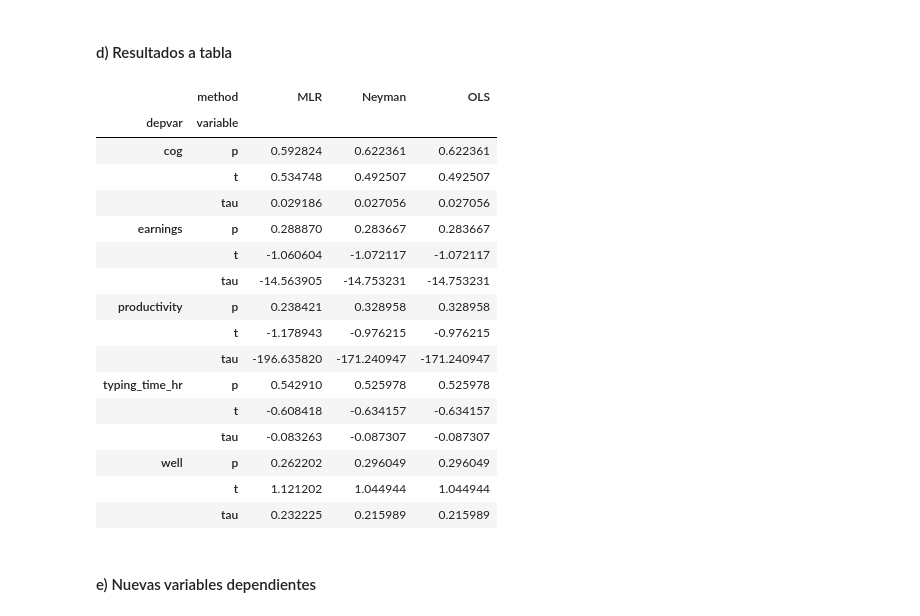
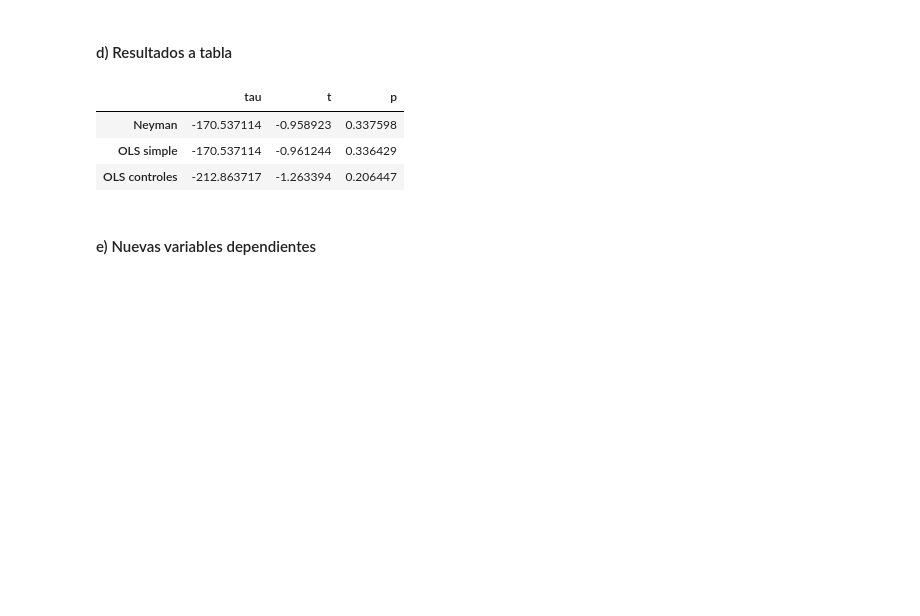
Before and after one commit to ArturoSbr/EmtrAp-hw01, a Jupyter notebook: cod/main.ipynb, the cells around one changed output. Saved outputs shown, nothing was run; the diff lists cells and outputs as text; code cells hidden in the pictures; blank space fills up the shorter version.

```diff
--- a/cod/main.ipynb
+++ b/cod/main.ipynb
@@ -110,14 +93,10 @@ t_ney
 # %% [markdown]
 #### b) Estimadores OLS sin controles
 # %%
-# Correr regresiones
-d = []
-for y in Y:
-    m = OLS(endog=d2[y], exog=d2.assign(const = 1)[['const','T_nap']], missing='drop')
-    m = m.fit(cov_type='HC2')
-    d.append([y, m.params['T_nap'], m.tvalues['T_nap'], m.pvalues['T_nap']])
+m = OLS(endog=d2['productivity'], exog=d2.assign(const = 1)[['const','T_nap']], missing='drop')
+m = m.fit(cov_type='HC0')
 
-# Regresiones a tabla
-t_ols = pd.DataFrame(data=d, columns=['depvar','tau','t','p'])
-t_ols
+# Agregar a `d`
+d.append([m.params['T_nap'], m.tvalues['T_nap'], m.pvalues['T_nap']])
+print(f'ATE sobre productividad: {d[1][0]}')
 # %% [output]
@@ -140,14 +114,11 @@ d2 = pd.get_dummies(data=d2, prefix='age_', prefix_sep='', columns=['age_q'], )
 # Tratamiento y controles
 X = ['T_nap','const','age_q2','age_q3','age_q4','female_']
 
-# Correr regresiones
-d = []
-for y in Y:
-    m = OLS(endog=d2[y], exog=d2.assign(const = 1)[X], missing='drop')
-    m = m.fit(cov_type='HC2')
-    d.append([y, m.params['T_nap'], m.tvalues['T_nap'], m.pvalues['T_nap']])
+# Correr regresión
+m = OLS(endog=d2['productivity'], exog=d2.assign(const = 1)[X], missing='drop')
+m = m.fit(cov_type='HC0')
 
-# Regresiones a tabla
-t_ctr = pd.DataFrame(data=d, columns=['depvar','tau','t','p'])
-t_ctr
+# Agregar a `d`
+d.append([m.params['T_nap'], m.tvalues['T_nap'], m.pvalues['T_nap']])
+print(f'ATE sobre productividad: {d[2][0]}')
 # %% [output]
@@ -161,31 +127,13 @@ t_ctr
 #### d) Resultados a tabla
 # %%
 # Concatenar resultados
-t = pd.concat([t_ney.assign(method='Neyman'),
-               t_ols.assign(method='OLS'),
-               t_ctr.assign(method='MLR')]).melt(id_vars=['method','depvar'])
-
-# Tabla presentable
-t = t.pivot(index=['depvar','variable'], columns='method', values='value')
+t = pd.DataFrame(data=d, columns=['tau','t','p'], index=['Neyman','OLS simple','OLS controles'])
 t
 # %% [output]
-|  | method | MLR | Neyman | OLS |
-| depvar | variable |  |  |  |
-| cog | p | 0.592824 | 0.622361 | 0.622361 |
-|  | t | 0.534748 | 0.492507 | 0.492507 |
-|  | tau | 0.029186 | 0.027056 | 0.027056 |
-| earnings | p | 0.288870 | 0.283667 | 0.283667 |
-|  | t | -1.060604 | -1.072117 | -1.072117 |
-|  | tau | -14.563905 | -14.753231 | -14.753231 |
-| productivity | p | 0.238421 | 0.328958 | 0.328958 |
-|  | t | -1.178943 | -0.976215 | -0.976215 |
-|  | tau | -196.635820 | -171.240947 | -171.240947 |
-| typing_time_hr | p | 0.542910 | 0.525978 | 0.525978 |
-|  | t | -0.608418 | -0.634157 | -0.634157 |
-|  | tau | -0.083263 | -0.087307 | -0.087307 |
-| well | p | 0.262202 | 0.296049 | 0.296049 |
-|  | t | 1.121202 | 1.044944 | 1.044944 |
-|  | tau | 0.232225 | 0.215989 | 0.215989 |
+|  | tau | t | p |
+| Neyman | -170.537114 | -0.958923 | 0.337598 |
+| OLS simple | -170.537114 | -0.961244 | 0.336429 |
+| OLS controles | -212.863717 | -1.263394 | 0.206447 |
 # %% [markdown]
 #### e) Nuevas variables dependientes
 # %%
```
Also changed, not shown: parts of 33 cells of this notebook.
